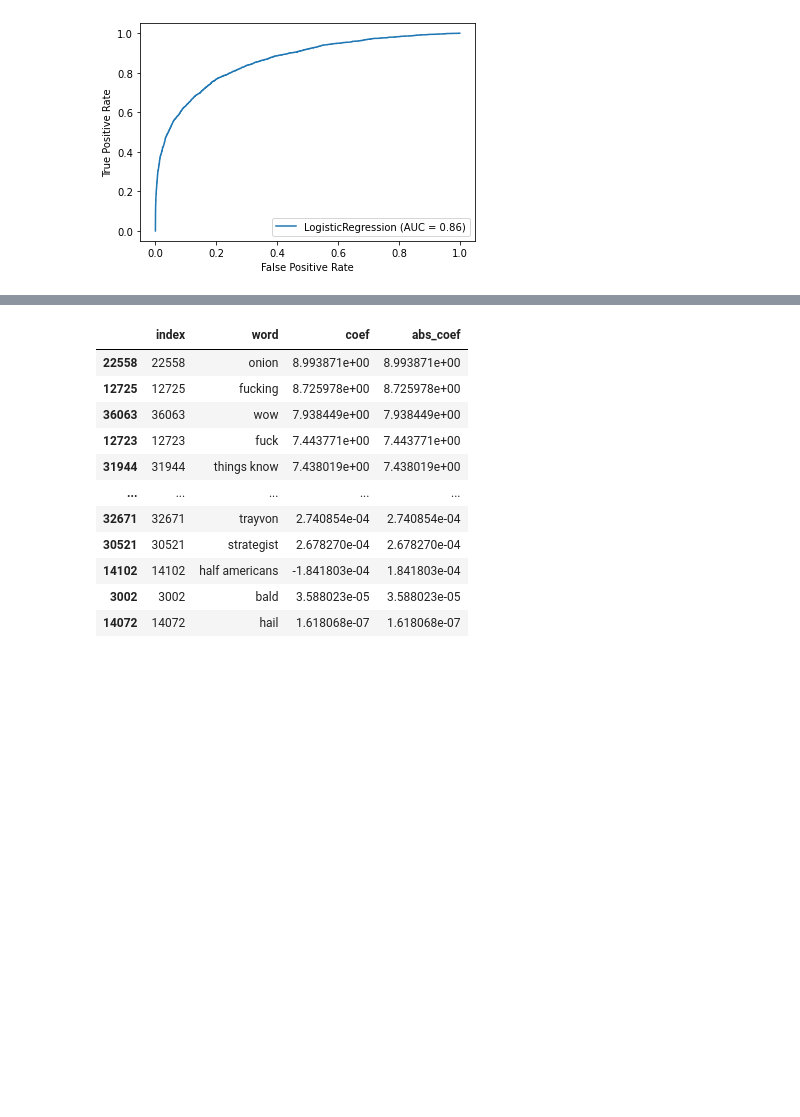
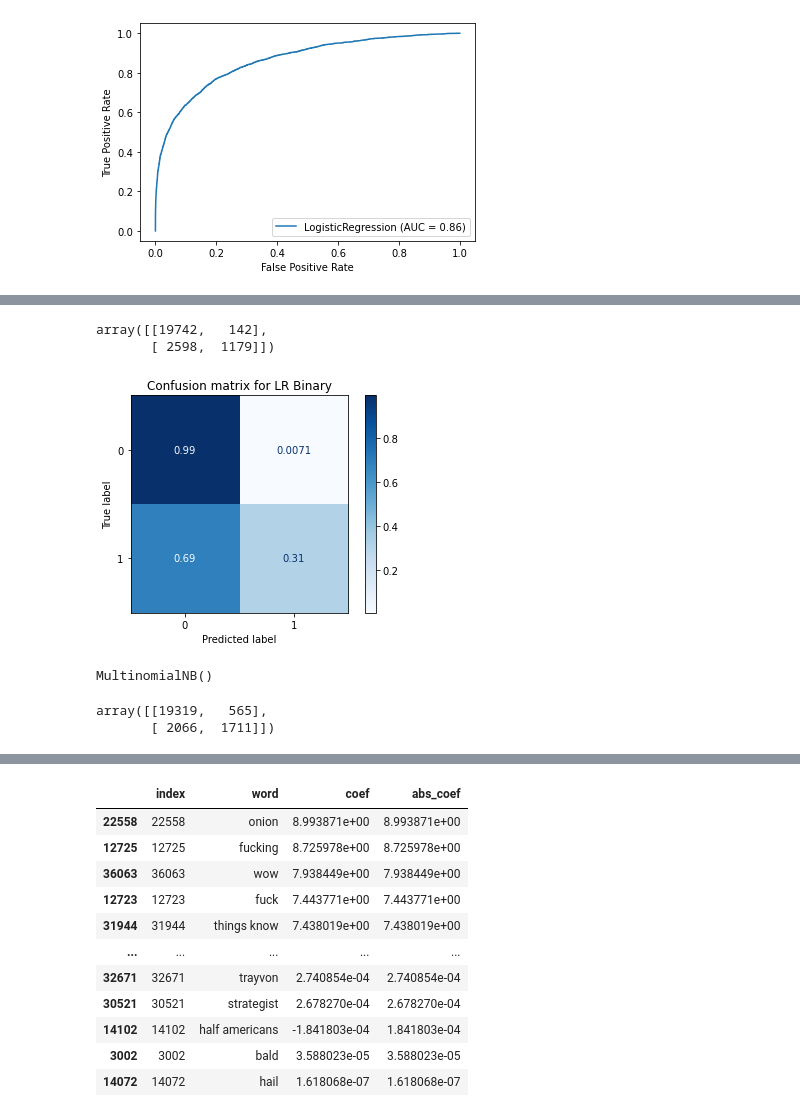
Before and after one commit to yagnesh7/dsga1001-term-project, a Jupyter notebook: modeling/Preprocess & Model.ipynb, the cells around one changed output, grey strips where cells are left out. Drawn from its saved outputs; the diff is of its cells as text; code cells hidden in the pictures; blank space fills up the shorter version.

```diff
--- a/modeling/Preprocess & Model.ipynb
+++ b/modeling/Preprocess & Model.ipynb
@@ -215,6 +215,14 @@ tfidf = feature_extraction.text.TfidfVectorizer(lowercase = True,
                                              ngram_range=(1,3),
                                              max_df = .8,
                                              min_df = 10)
+# %%
+binary = feature_extraction.text.CountVectorizer(lowercase = True,
+                                             binary = True,
+                                             strip_accents = 'ascii',
+                                             stop_words='english',
+                                             ngram_range=(1,3),
+                                             max_df = .8,
+                                             min_df = 10)
 # %%
 print("Fitting Count Vectorizer")
 cv.fit(X_train)
@@ -279,3 +337,9 @@ plot_roc_curve(lr_tfidf, X_test_tfidf, y_test)
 plt.show()
 # %% [output]
 [figure]
+# %%
+print("Fitting Binary Count Vectorizer")
+binary.fit(X_train)
+print("Transforming Datasets")
+X_train_binary = binary.transform(X_train)
+X_test_binary = binary.transform(X_test)
@@ -281,0 +349,3 @@ plt.show()
+# %%
+lr_binary = LogisticRegression()
+lr_binary.fit(X_train_binary, y_train)
@@ -281,0 +361,24 @@ plt.show()
+# %%
+confusion_matrix(y_test, lr_binary.predict(X_test_cv))
+# %% [output]
+array([[19742,   142],
+       [ 2598,  1179]])
+# %%
+matrix = plot_confusion_matrix(lr_binary, X_test_cv, y_test,
+                                 cmap=plt.cm.Blues,
+                                 normalize='true')
+plt.title('Confusion matrix for LR Binary')
+plt.show(matrix)
+plt.show()
+# %% [output]
+[figure, added]
+# %%
+mnb_binary = MultinomialNB()
+mnb_binary.fit(X_train_binary, y_train)
+# %% [output]
+MultinomialNB()
+# %%
+confusion_matrix(y_test, mnb_binary.predict(X_test_cv))
+# %% [output]
+array([[19319,   565],
+       [ 2066,  1711]])
```
Also changed, not shown: parts of 25 cells of this notebook.
